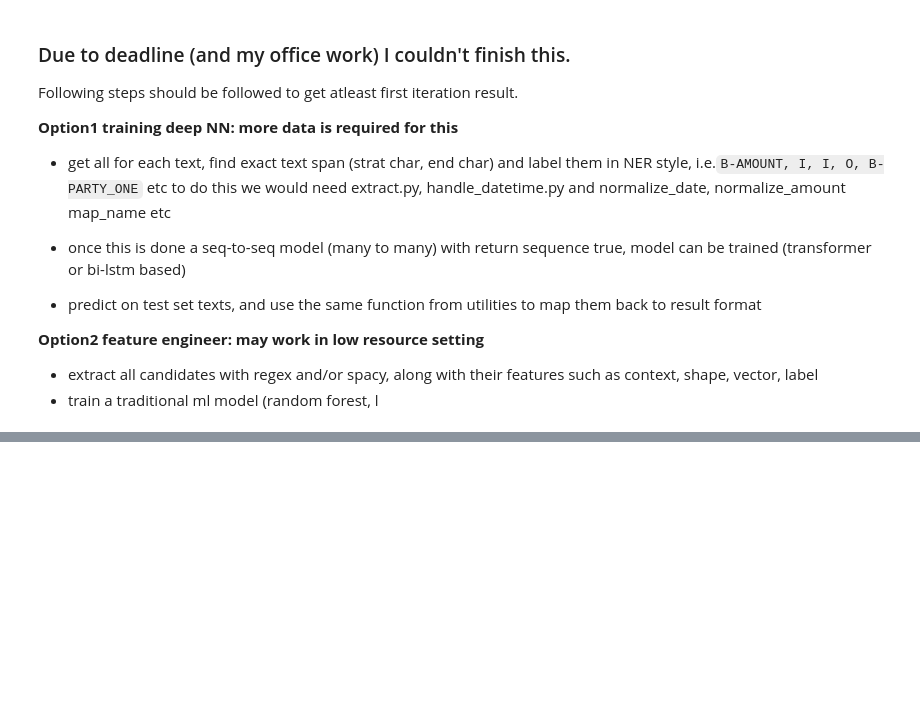
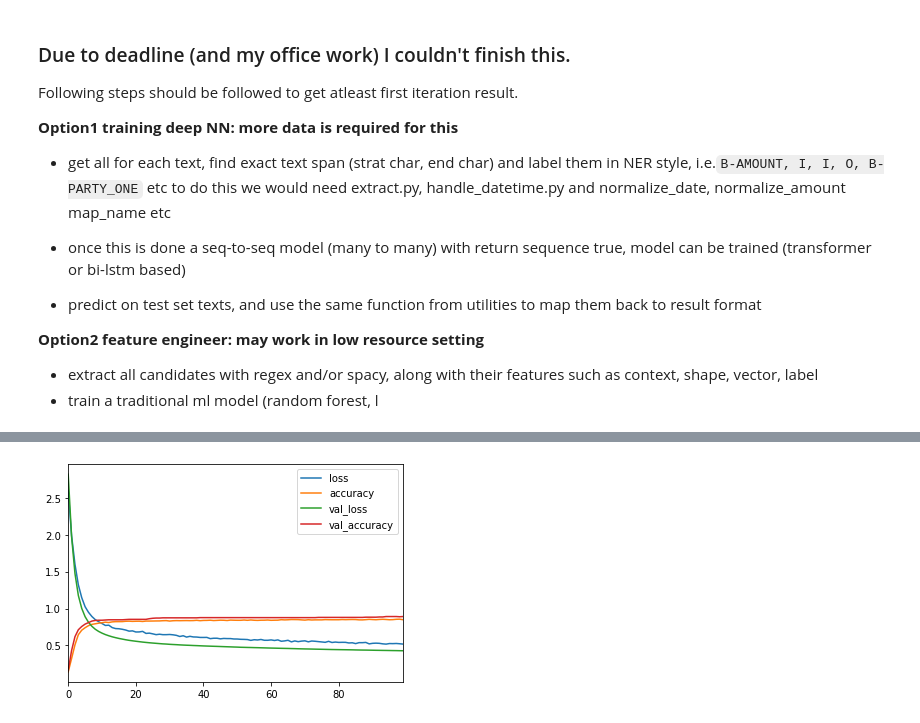
Before and after one commit to violetcodes/doc-parsing-poc, a Jupyter notebook: code/experiments.ipynb, the cells around one changed output, grey strips where cells are left out. Drawn from its saved outputs; the diff is of its cells as text; code cells hidden in the pictures; blank space fills up the shorter version.

```diff
--- a/code/experiments.ipynb
+++ b/code/experiments.ipynb
@@ -273,0 +190,10 @@ to do this we would need extract.py, handle_datetime.py and normalize_date, norm
+# %%
+flattened_candidates = feature_and_labels.get_candidates_features_and_labels_all_together(combined_csv)
+# %%
+vector_to_labels = train_and_inference.label_encode(flattened_candidates)
+train_candidates, test_candidates = train_test_split(flattened_candidates)
+train_X, train_y = get_x_and_y(train_candidates)
+
+model = train_and_inference.define_dense_model()
+# %%
+history = model.fit(x=train_X, y=train_y, batch_size=100, epochs=100, validation_split=0.1)
@@ -273,0 +218,5 @@ to do this we would need extract.py, handle_datetime.py and normalize_date, norm
+# %%
+history_df = pd.DataFrame(history.history)
+history_df.plot();
+# %% [output]
+[figure, added]
```
Also changed, not shown: parts of 30 cells of this notebook, 7 other files.
